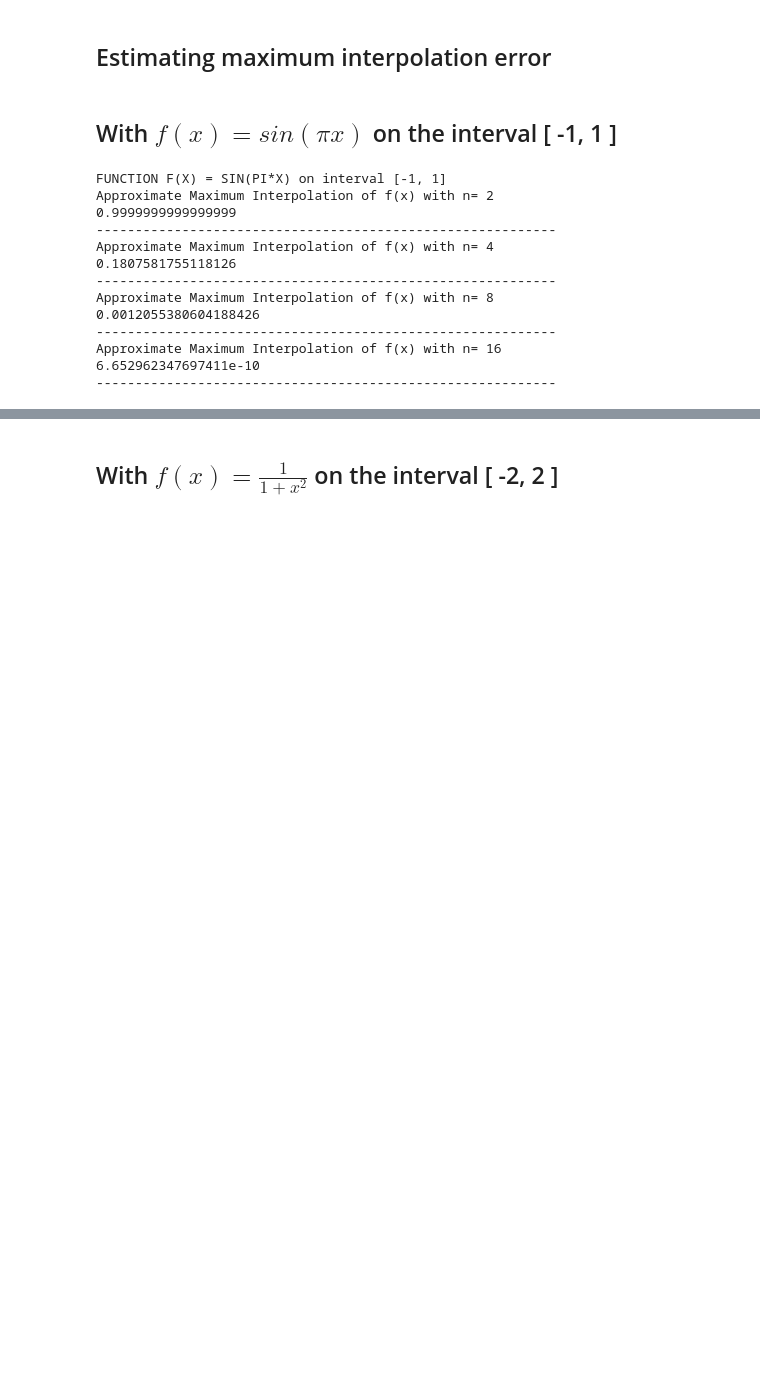
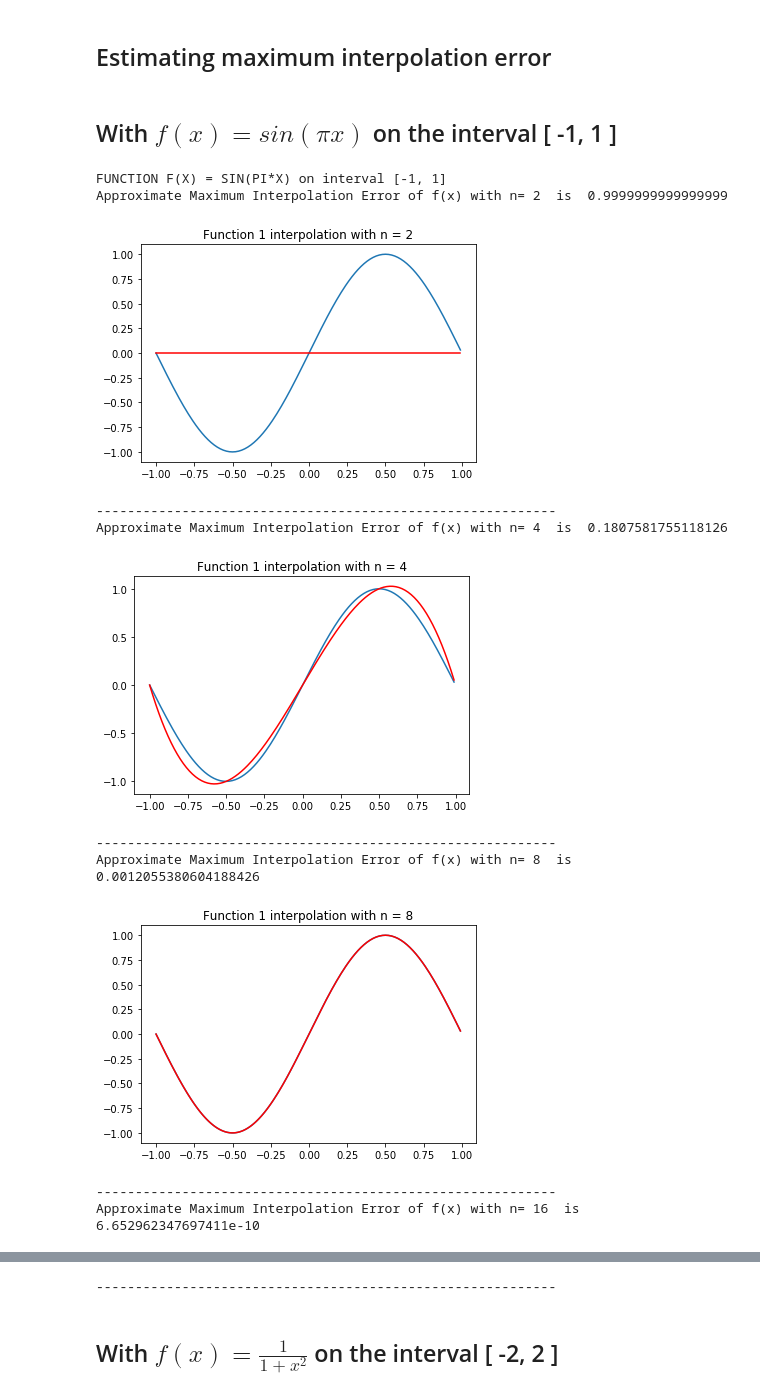
Before and after one commit to BestBonBai/ConU, a Jupyter notebook: COMP361/A4/program/Problem_1.ipynb, the cells around one changed output, grey strips where cells are left out. Saved outputs shown, nothing was run; the diff lists cells and outputs as text; code cells hidden in the pictures; blank space fills up the shorter version.

```diff
--- a/COMP361/A4/program/Problem_1.ipynb
+++ b/COMP361/A4/program/Problem_1.ipynb
@@ -30,6 +32,9 @@ def lagrange_interpolation(f, listX, xInterpolation, n):
 listX = [0, 1, 2]
 xInterpolation = 1.5
 n = 2
+listYi = [1, 2.71828, 7.38905]
 print("Apporximation of f(1.5), with f = e^x with Lagrange interpolation: ", lagrange_interpolation(f, listX, xInterpolation, n))
+Px = lagrange(f, listX, listYi, n)
+print(Px(xInterpolation))
 # %% [output]
 Apporximation of f(1.5), with f = e^x with Lagrange interpolation:  3.577422742688568
@@ -36,7 +42,7 @@ Apporximation of f(1.5), with f = e^x with Lagrange interpolation:  3.5774227426
 # %% [markdown]
 ## Estimating maximum interpolation error
 # %%
-def getListInterpolation(a, b, M):
+def getListOfEvaluation(a, b, M):
     listInterpolation = list()
     fraction = (b - a)/M
     temp = a
@@ -54,23 +60,23 @@ def getListX(a, b, n):
         temp += fraction
     return listX
 
-def maxInterpolationError(f, listInterpolation, listP):
+def maxInterpolationError(f, realList, listP, numOfPoint):
     maxErr = 0
-    for i in range(len(listP)):
-        yi = listInterpolation[i]
-        real = f(yi)
-        err = abs(real - listP[i])
-        if(err > maxErr):
+    for i in range(numOfPoint):
+        err = abs(realList[i] - listP[i])
+        if err > maxErr:
             maxErr = err
+
     return maxErr
 
 def evaluatePerror(f, a, b, n, M):
     listX = getListX(a, b, n)
-    iterList = getListInterpolation(a, b, M)
-    listP = list()
-    for each in iterList:
-        listP.append(lagrange_interpolation(f, listX, each, n))
-    return maxInterpolationError(f, iterList, listP)
+    iterList = getListOfEvaluation(a, b, M)
+    Px = lagrange(f, listX, list(map(f, listX)), n)
+    listP = list(map(Px, iterList))
+    realList = list(map(f, iterList))
+    numOfPoint = M + 1
+    return maxInterpolationErrorNew(f, realList, listP, numOfPoint)
 # %%
 listN = [2, 4, 8, 16]
 # %% [markdown]
@@ -78,27 +84,38 @@ listN = [2, 4, 8, 16]
 # %%
 def fSin(x):
     return math.sin(math.pi*x)
+# %%
+def drawSinFunction(f, n):
+    plt.clf()
+    # Plotting the graph
+    x = np.arange(-1, 1, 0.01)
+    y = np.sin(math.pi*x)
+    Py = f(x)
+    plt.plot(x, y)
+    plt.plot(x, Py, 'r-')
+    plt.title("Function 1 interpolation with n = %i" %n)
+    plt.show()
 # %%
 print("FUNCTION F(X) = SIN(PI*X) on interval [-1, 1]")
 for each in listN:
     a = -1
     b = 1
     n = each
     M = 500
-    print("Approximate Maximum Interpolation of f(x) with n=", n)
-    print(evaluatePerror(fSin, a, b, n, M))
+    print("Approximate Maximum Interpolation Error of f(x) with n=", n, " is ", evaluatePerror(fSin, a, b, n, M))
+    listX = getListX(a, b, n)
+    Px = lagrange(fSin, listX, list(map(fSin, listX)), n)
+    drawSinFunction(Px, n)
     print("-----------------------------------------------------------")
 # %% [output]
 FUNCTION F(X) = SIN(PI*X) on interval [-1, 1]
-Approximate Maximum Interpolation of f(x) with n= 2
-0.9999999999999999
------------------------------------------------------------
-Approximate Maximum Interpolation of f(x) with n= 4
-0.1807581755118126
------------------------------------------------------------
-Approximate Maximum Interpolation of f(x) with n= 8
-0.0012055380604188426
------------------------------------------------------------
-Approximate Maximum Interpolation of f(x) with n= 16
-6.652962347697411e-10
------------------------------------------------------------
+Approximate Maximum Interpolation Error of f(x) with n= 2  is  0.9999999999999999
+[figure, added]
+-----------------------------------------------------------
+Approximate Maximum Interpolation Error of f(x) with n= 4  is  0.1807581755118126
+[figure, added]
+-----------------------------------------------------------
+Approximate Maximum Interpolation Error of f(x) with n= 8  is  0.0012055380604188426
+[figure, added]
+-----------------------------------------------------------
+Approximate Maximum Interpolation Error of f(x) with n= 16  is  6.652962347697411e-10
@@ -105,3 +123,4 @@ Approximate Maximum Interpolation of f(x) with n= 16
+-----------------------------------------------------------
 # %% [markdown]
 ## With $f(x) = \frac{1}{1+x^{2}}$ on the interval \[ -2, 2 \]
 # %%
```
Also changed, not shown: parts of 9 cells of this notebook, 5 other files.
